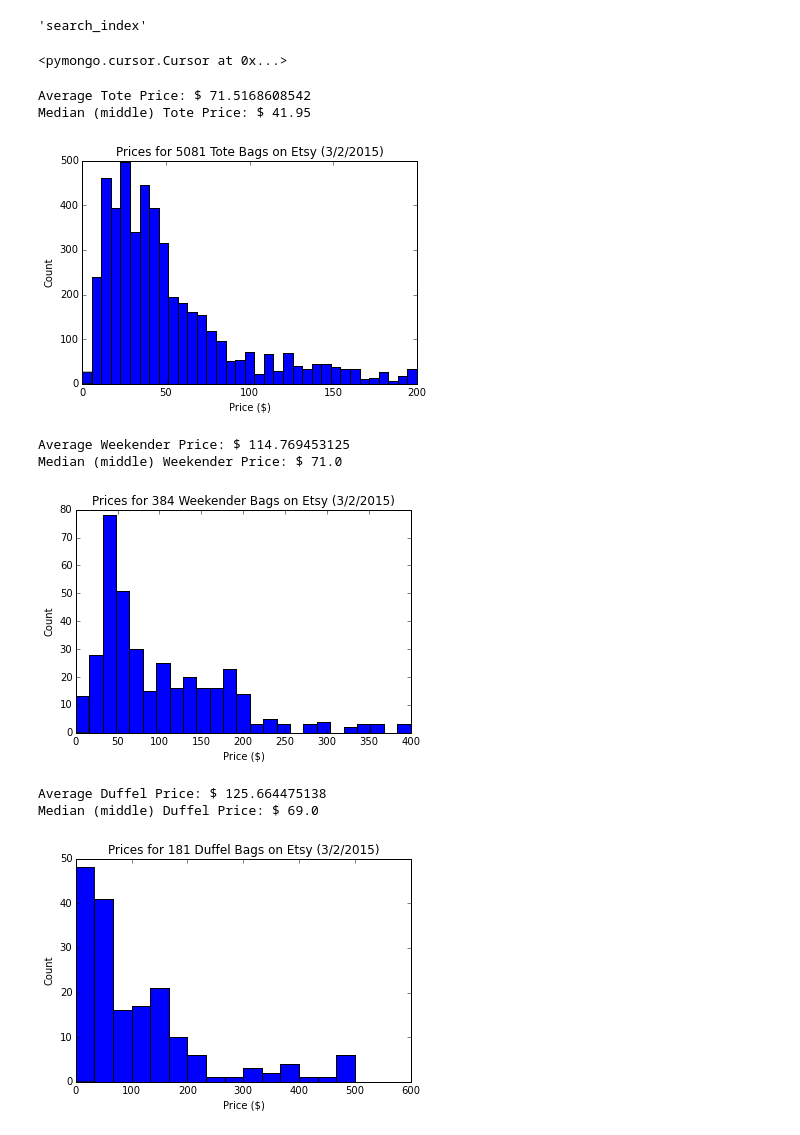
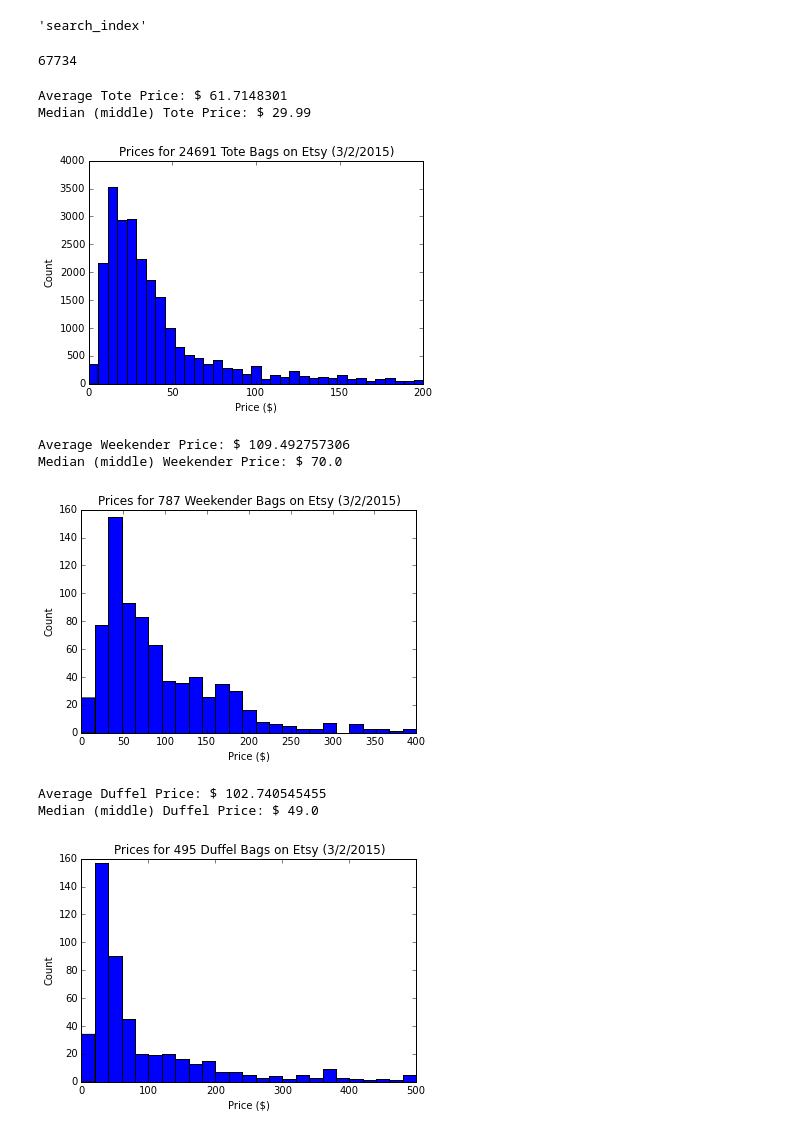
Before and after one commit to michaelmoliterno/metis-projects, a Jupyter notebook: fletcher/EtsyScrape.ipynb, the cells around one changed output. Drawn from its saved outputs; the diff is of its cells as text; code cells hidden in the pictures.

Commit message:
adding etsy notebook

```diff
--- a/fletcher/EtsyScrape.ipynb
+++ b/fletcher/EtsyScrape.ipynb
@@ -339,5 +500,9 @@ Love this! Sooo cute and very well made. Shipped quickly and arrived in perfect
 ===================================
 **************************************************
 # %%
+c = pymongo.MongoClient("104.236.210.32")
+db = c['etsy_db']
+
+
 #this is the collection name
-etsy_bags_active = db['etsy_bags_active']
+etsy_bags_active = db['etsy_shops_inventories']
@@ -377,6 +517,6 @@ etsy_bags_active.ensure_index([
 # %% [output]
 'search_index'
 # %%
-etsy_bags_active.find( { '$text': { '$search': "bag" } } )
+etsy_bags_active.find( { '$text': { '$search': "bag" } } ).count()
 # %% [output]
-<pymongo.cursor.Cursor at 0x...>
+67734
@@ -401,9 +532,9 @@ plt.title('Prices for %s Tote Bags on Etsy (3/2/2015)' % (len(tote_prices)))
 print 'Average Tote Price: $', np.mean(tote_prices)
 print 'Median (middle) Tote Price: $', np.median(tote_prices)
 # %% [output]
-Average Tote Price: $ 71.5168608542
-Median (middle) Tote Price: $ 41.95
+Average Tote Price: $ 61.7148301
+Median (middle) Tote Price: $ 29.99
-[figure, old version]
+[figure, new version]
 # %%
 weekender_prices = []
 for price in etsy_bags_active.find( { '$text': { '$search': '\"weekender\" bag' } } ,{'price':1,'_id':0}):
@@ -416,24 +547,24 @@ plt.title('Prices for %s Weekender Bags on Etsy (3/2/2015)' % (len(weekender_pri
 print 'Average Weekender Price: $', np.mean(weekender_prices)
 print 'Median (middle) Weekender Price: $', np.median(weekender_prices)
 # %% [output]
-Average Weekender Price: $ 114.769453125
-Median (middle) Weekender Price: $ 71.0
+Average Weekender Price: $ 109.492757306
+Median (middle) Weekender Price: $ 70.0
-[figure, old version]
+[figure, new version]
 # %%
 duffel_prices = []
 for price in etsy_bags_active.find( { '$text': { '$search': '\"duffel\" bag' } } ,{'price':1,'_id':0}):
     duffel_prices.append(float(price['price']))
 
-plt.hist(duffel_prices, range=[0,500], bins = 15)
+plt.hist(duffel_prices, range=[0,500], bins = 25)
 plt.xlabel('Price ($)')
 plt.ylabel('Count')
 plt.title('Prices for %s Duffel Bags on Etsy (3/2/2015)' % (len(duffel_prices)))
 print 'Average Duffel Price: $', np.mean(duffel_prices)
 print 'Median (middle) Duffel Price: $', np.median(duffel_prices)
 # %% [output]
-Average Duffel Price: $ 125.664475138
-Median (middle) Duffel Price: $ 69.0
+Average Duffel Price: $ 102.740545455
+Median (middle) Duffel Price: $ 49.0
-[figure, old version]
+[figure, new version]
 # %%
 bucket_prices = []
 for price in etsy_bags_active.find( { '$text': { '$search': '\"bucket\" bag' } } ,{'price':1,'_id':0}):
```
Also changed, not shown: parts of 19 cells of this notebook.
